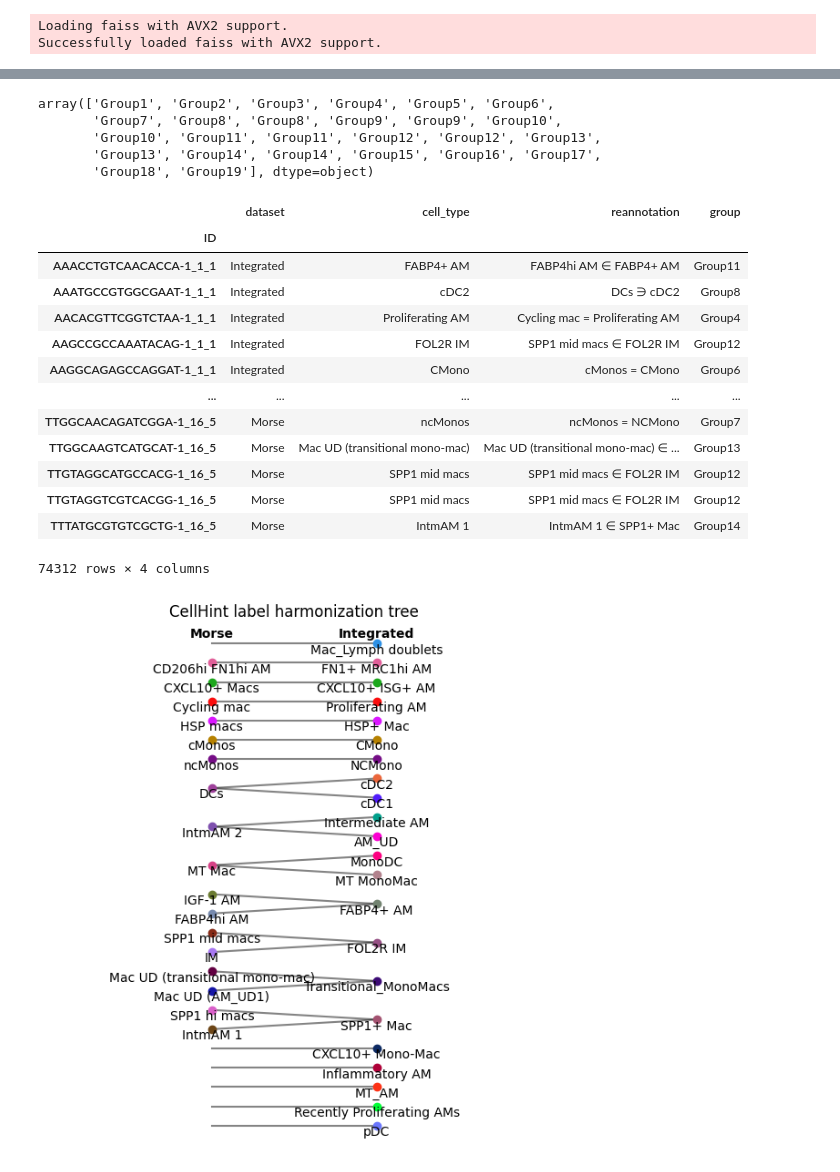
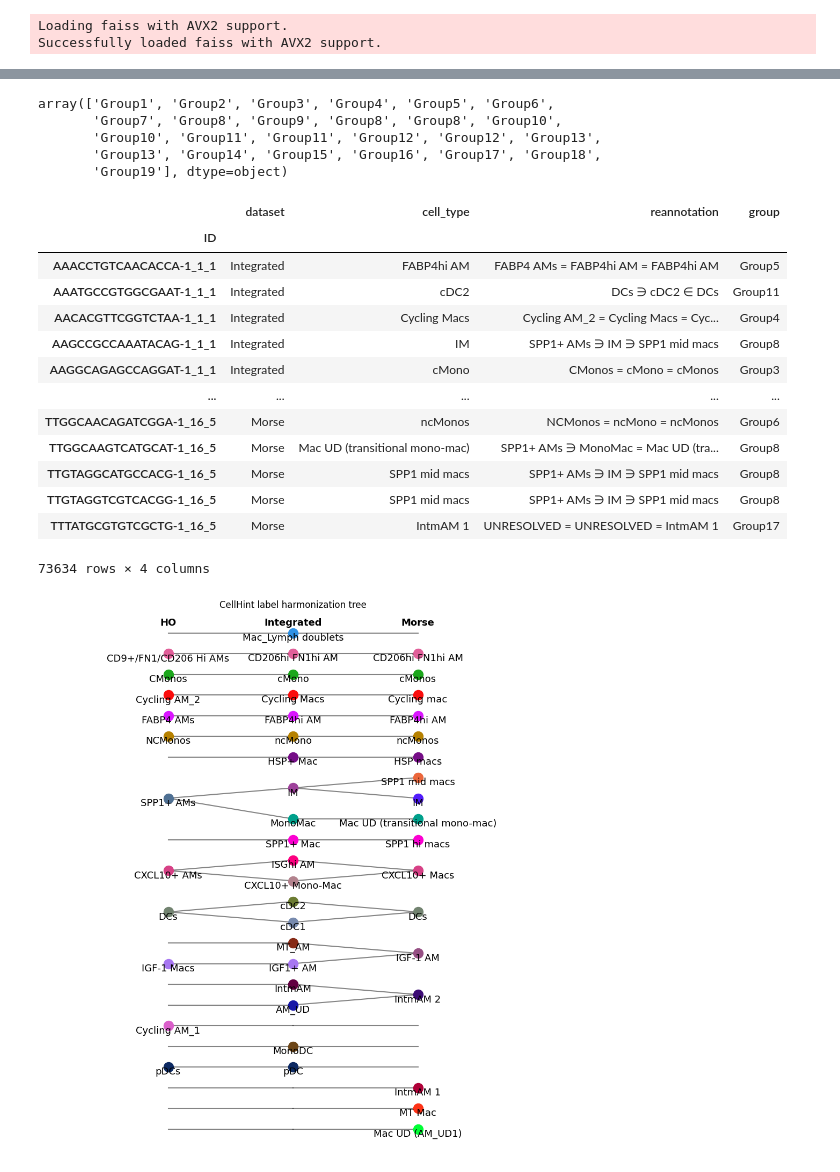
Before and after one commit to jeongmin-woo/IPF_BAL_paper, a Jupyter notebook: Public_Myeloid_Data_Analysis/Comparison_of_CellSubset_Cellhint.ipynb, the cells around one changed output, grey strips where cells are left out. Saved outputs shown, nothing was run; the diff lists cells and outputs as text; code cells hidden in the pictures.

```diff
--- a/Public_Myeloid_Data_Analysis/Comparison_of_CellSubset_Cellhint.ipynb
+++ b/Public_Myeloid_Data_Analysis/Comparison_of_CellSubset_Cellhint.ipynb
@@ -7,6 +7,6 @@ Successfully loaded faiss with AVX2 support.
 # %%
 import scanpy as sc
 # %%
-adata = sc.read('/ceph/project/holab/jwoo/IPF_HT/Integration/Adam_Haberman_Reyfman_HO_Integration/Adams_Haberman_Reyfman_HO_Morse_Integration/CommonGenes/merged_v3.h5ad')
+adata = sc.read('/ceph/project/holab/jwoo/IPF_HT/Integration/Adam_Haberman_Reyfman_HO_Integration/Adams_Haberman_Reyfman_HO_Morse_Integration/CommonGenes/merged_v4.h5ad')
 adata
 # %% [output]
@@ -81,5 +76,5 @@ AnnData object with n_obs × n_vars = 74312 × 1413
     varm: 'PCs'
     obsp: 'distances', 'connectivities'
 # %%
-alignment = cellhint.harmonize(adata, 'Data_Morse', 'CellType_Integrated_Morse_Public',use_rep='X_harmony',dataset_order = ['Morse', 'Integrated' ])
+alignment = cellhint.harmonize(adata, 'Data_AHM','CellType_Integrated_AHM_Public_v4',use_rep='X_harmony')
 # %% [output]
@@ -122,30 +119,30 @@ alignment.relation.head(20)
 alignment.groups
 # %% [output]
 array(['Group1', 'Group2', 'Group3', 'Group4', 'Group5', 'Group6',
-       'Group7', 'Group8', 'Group8', 'Group9', 'Group9', 'Group10',
+       'Group7', 'Group8', 'Group9', 'Group8', 'Group8', 'Group10',
        'Group10', 'Group11', 'Group11', 'Group12', 'Group12', 'Group13',
-       'Group13', 'Group14', 'Group14', 'Group15', 'Group16', 'Group17',
-       'Group18', 'Group19'], dtype=object)
+       'Group13', 'Group14', 'Group15', 'Group16', 'Group17', 'Group18',
+       'Group19'], dtype=object)
 # %%
 alignment.reannotation
 # %% [output]
 |  | dataset | cell_type | reannotation | group |
 | ID |  |  |  |  |
-| AAACCTGTCAACACCA-1_1_1 | Integrated | FABP4+ AM | FABP4hi AM ∈ FABP4+ AM | Group11 |
-| AAATGCCGTGGCGAAT-1_1_1 | Integrated | cDC2 | DCs ∋ cDC2 | Group8 |
-| AACACGTTCGGTCTAA-1_1_1 | Integrated | Proliferating AM | Cycling mac = Proliferating AM | Group4 |
-| AAGCCGCCAAATACAG-1_1_1 | Integrated | FOL2R IM | SPP1 mid macs ∈ FOL2R IM | Group12 |
-| AAGGCAGAGCCAGGAT-1_1_1 | Integrated | CMono | cMonos = CMono | Group6 |
+| AAACCTGTCAACACCA-1_1_1 | Integrated | FABP4hi AM | FABP4 AMs = FABP4hi AM = FABP4hi AM | Group5 |
+| AAATGCCGTGGCGAAT-1_1_1 | Integrated | cDC2 | DCs ∋ cDC2 ∈ DCs | Group11 |
+| AACACGTTCGGTCTAA-1_1_1 | Integrated | Cycling Macs | Cycling AM_2 = Cycling Macs = Cyc... | Group4 |
+| AAGCCGCCAAATACAG-1_1_1 | Integrated | IM | SPP1+ AMs ∋ IM ∋ SPP1 mid macs | Group8 |
+| AAGGCAGAGCCAGGAT-1_1_1 | Integrated | cMono | CMonos = cMono = cMonos | Group3 |
 | ... | ... | ... | ... | ... |
-| TTGGCAACAGATCGGA-1_16_5 | Morse | ncMonos | ncMonos = NCMono | Group7 |
-| TTGGCAAGTCATGCAT-1_16_5 | Morse | Mac UD (transitional mono-mac) | Mac UD (transitional mono-mac) ∈ ... | Group13 |
-| TTGTAGGCATGCCACG-1_16_5 | Morse | SPP1 mid macs | SPP1 mid macs ∈ FOL2R IM | Group12 |
-| TTGTAGGTCGTCACGG-1_16_5 | Morse | SPP1 mid macs | SPP1 mid macs ∈ FOL2R IM | Group12 |
-| TTTATGCGTGTCGCTG-1_16_5 | Morse | IntmAM 1 | IntmAM 1 ∈ SPP1+ Mac | Group14 |
+| TTGGCAACAGATCGGA-1_16_5 | Morse | ncMonos | NCMonos = ncMono = ncMonos | Group6 |
+| TTGGCAAGTCATGCAT-1_16_5 | Morse | Mac UD (transitional mono-mac) | SPP1+ AMs ∋ MonoMac = Mac UD (tra... | Group8 |
+| TTGTAGGCATGCCACG-1_16_5 | Morse | SPP1 mid macs | SPP1+ AMs ∋ IM ∋ SPP1 mid macs | Group8 |
+| TTGTAGGTCGTCACGG-1_16_5 | Morse | SPP1 mid macs | SPP1+ AMs ∋ IM ∋ SPP1 mid macs | Group8 |
+| TTTATGCGTGTCGCTG-1_16_5 | Morse | IntmAM 1 | UNRESOLVED = UNRESOLVED = IntmAM 1 | Group17 |
-74312 rows × 4 columns
+73634 rows × 4 columns
 # %%
-cellhint.treeplot(alignment)
+cellhint.treeplot(alignment,node_size="13",label_size="13",figsize=(12,13),save="/ceph/project/holab/jwoo/IPF_HT/Integration/Adam_Haberman_Reyfman_HO_Integration/Adams_Haberman_Reyfman_HO_Morse_Integration/CommonGenes/CellHint_TreeFigure_HO_Morse_Integrated_3.pdf")
 # %% [output]
-[figure, old version]
+[figure, new version]
 # %%
 cellhint.treeplot(alignment,order_dataset = True)
```
Also changed, not shown: parts of 24 cells of this notebook.
